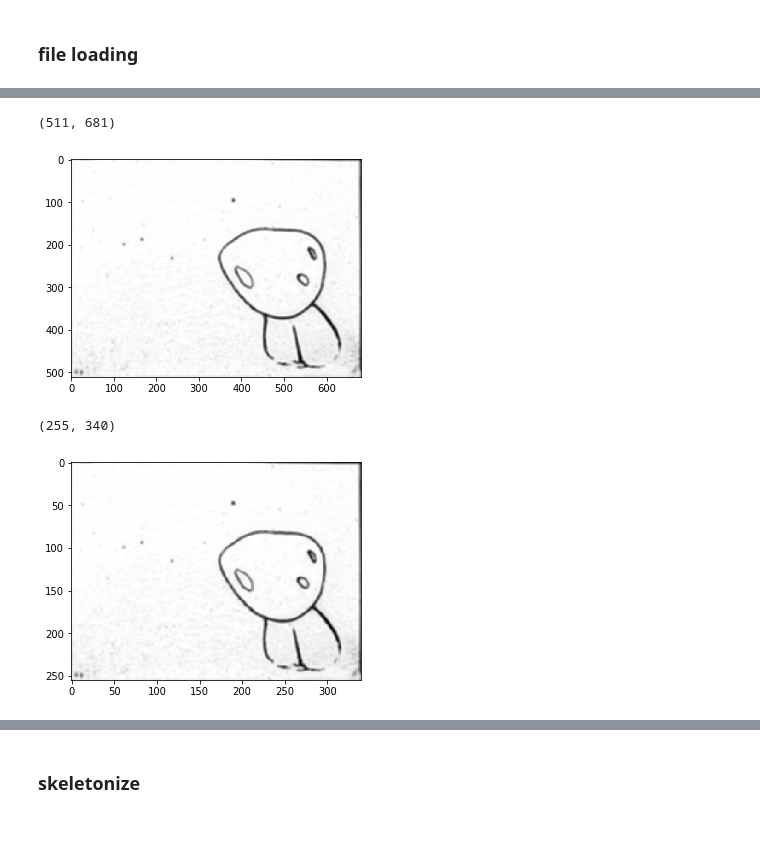
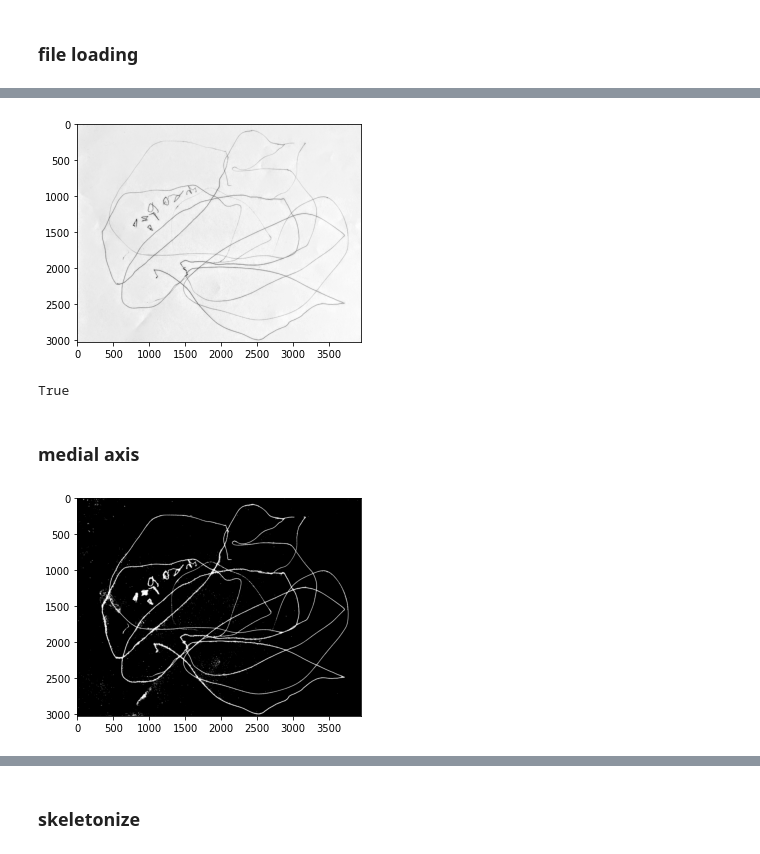
Before and after one commit to roberttwomey/child-art, a Jupyter notebook: img_to_path.ipynb, the cells around one changed output, grey strips where cells are left out. Saved outputs shown, nothing was run; the diff lists cells and outputs as text; code cells hidden in the pictures.

```diff
--- a/img_to_path.ipynb
+++ b/img_to_path.ipynb
@@ -31,0 +48,5 @@ sample04.jpg
+# %%
+fname = files[6]
+# fname = files[7]
+# fname = files[2]
+fname
@@ -68,9 +83,12 @@ blurred = np.zeros((img.shape[0], img.shape[1], 1), np.uint8)
 gray = cv2.cvtColor(img, cv2.COLOR_BGR2GRAY)
 # %%
 # blur
-blurred = cv2.blur(gray, (7,7))
+blurred = cv2.blur(gray, (5,5))
 show_cvimg(blurred)
 # %% [output]
-(511, 681)
-[figure, old version]
+[figure, new version]
+# %%
+cv2.imwrite("blurred.png", blurred)
+# %% [output]
+True
 # %%
@@ -79,0 +100,2 @@ resized = cv2.resize(blurred, newsize, interpolation = cv2.INTER_AREA)
+# %% [markdown]
+### medial axis
@@ -80,5 +104,10 @@ resized = cv2.resize(blurred, newsize, interpolation = cv2.INTER_AREA)
+# %%
+# data = cv2.adaptiveThreshold(blurred,255,cv2.ADAPTIVE_THRESH_MEAN_C,\
+#             cv2.THRESH_BINARY,block_size,6)
+
+_, binary = cv2.threshold(blurred, 225, 255, cv2.THRESH_BINARY)
+data = invert(binary)
 # %%
-show_cvimg(resized)
+show_cvimg(data)
 # %% [output]
-(255, 340)
-[figure, old version]
+[figure, new version]
```
Also changed, not shown: parts of 83 cells of this notebook, 1 other file.
